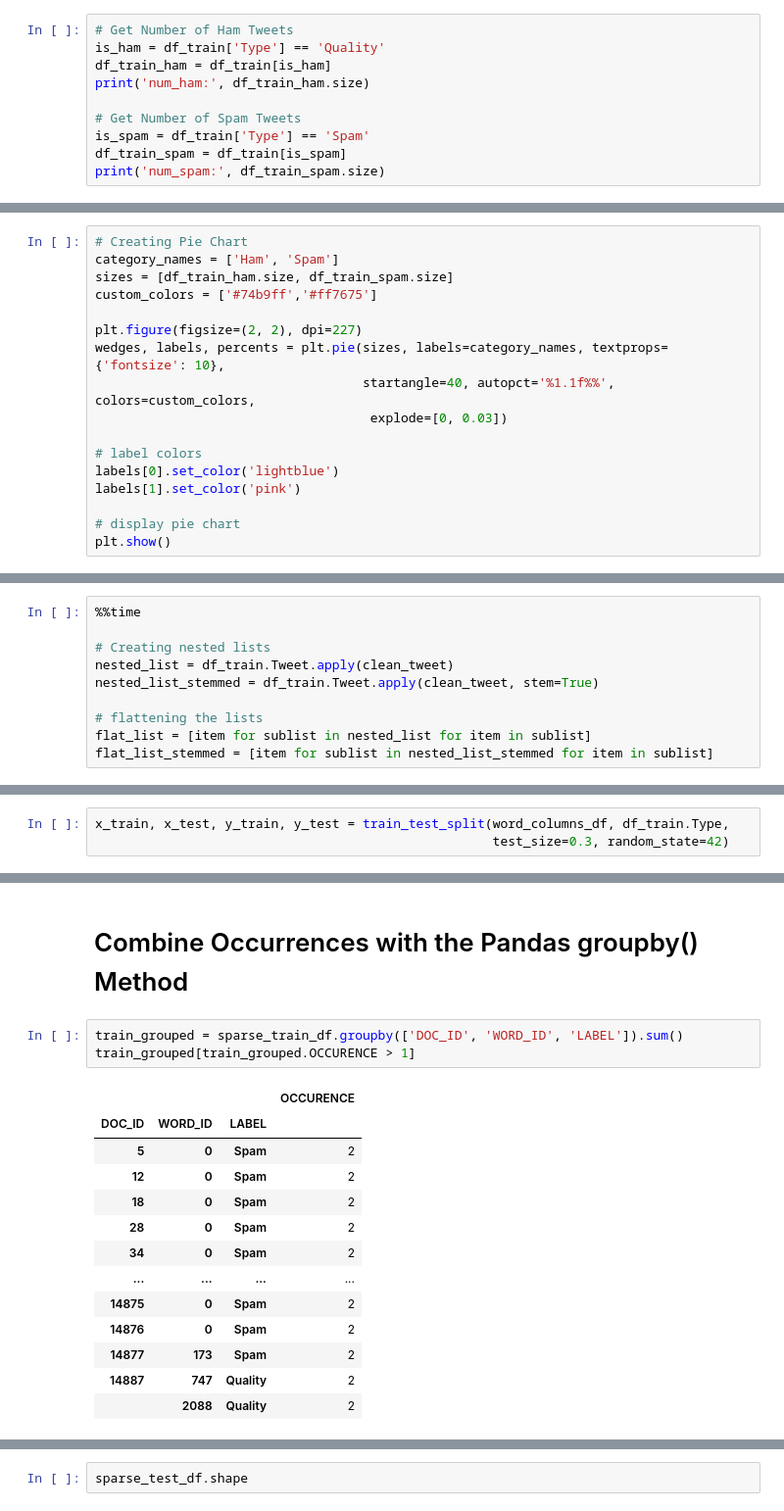
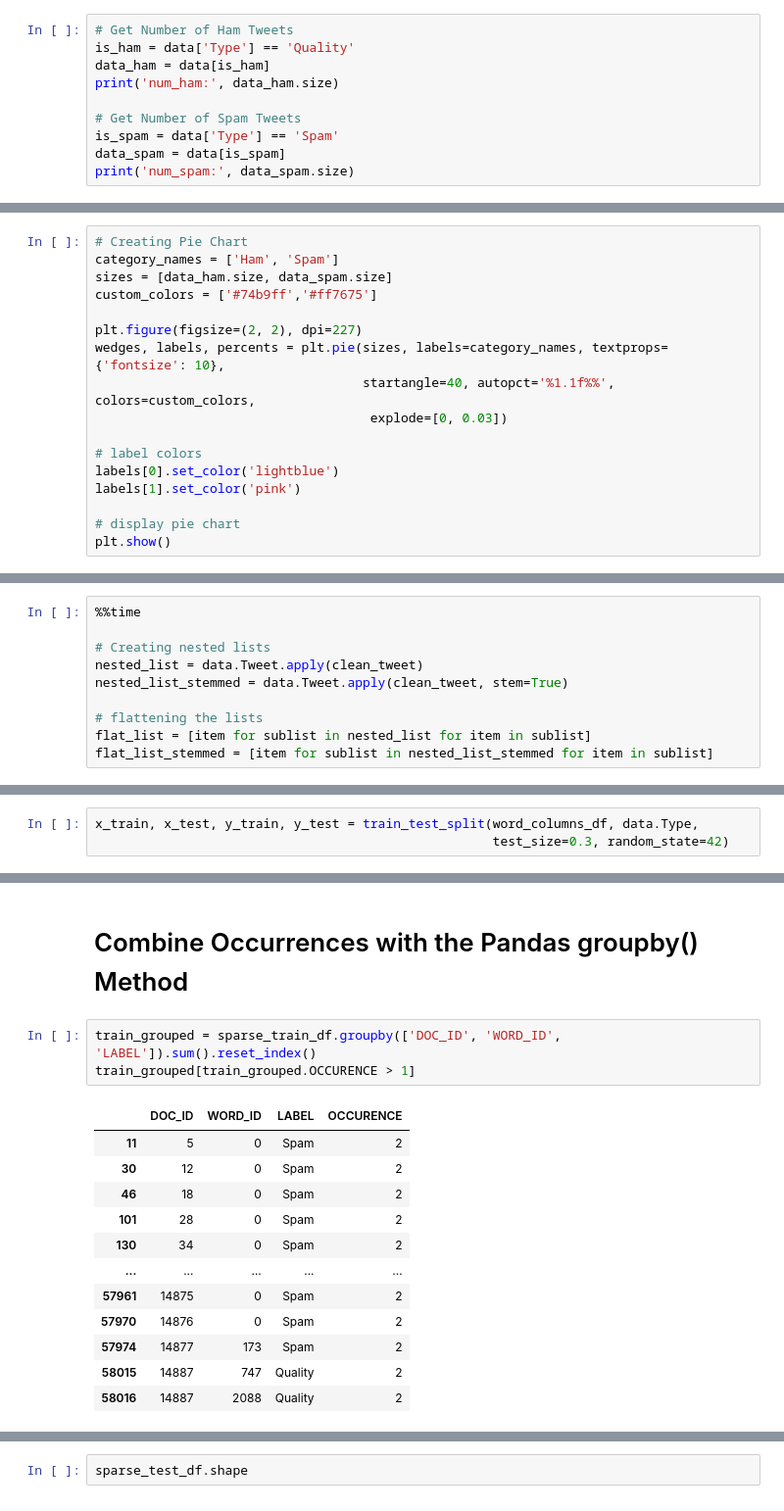
Before and after one commit to AlexHappyCode/CSC845-twitter-spam-detection, a Jupyter notebook: alex/main.ipynb, the cells around one changed output, grey strips where cells are left out. Shown at 98% size. Cells and saved outputs as stored; diff of their text form.

```diff
--- a/alex/main.ipynb
+++ b/alex/main.ipynb
@@ -77,21 +77,21 @@ df_train
 ## Data Visualization
 # %%
 # Get Number of Ham Tweets
-is_ham = df_train['Type'] == 'Quality'
-df_train_ham = df_train[is_ham]
-print('num_ham:', df_train_ham.size)
+is_ham = data['Type'] == 'Quality'
+data_ham = data[is_ham]
+print('num_ham:', data_ham.size)
 
 # Get Number of Spam Tweets
-is_spam = df_train['Type'] == 'Spam'
-df_train_spam = df_train[is_spam]
-print('num_spam:', df_train_spam.size)
+is_spam = data['Type'] == 'Spam'
+data_spam = data[is_spam]
+print('num_spam:', data_spam.size)
 # %% [output]
 num_ham: 59632
 num_spam: 59544
 # %%
 # Creating Pie Chart
 category_names = ['Ham', 'Spam']
-sizes = [df_train_ham.size, df_train_spam.size]
+sizes = [data_ham.size, data_spam.size]
 custom_colors = ['#74b9ff','#ff7675']
 
 plt.figure(figsize=(2, 2), dpi=227)
@@ -196,8 +196,8 @@ Good Morning Love  @LeeBrown_V
 %%time
 
 # Creating nested lists
-nested_list = df_train.Tweet.apply(clean_tweet)
-nested_list_stemmed = df_train.Tweet.apply(clean_tweet, stem=True)
+nested_list = data.Tweet.apply(clean_tweet)
+nested_list_stemmed = data.Tweet.apply(clean_tweet, stem=True)
 
 # flattening the lists
 flat_list = [item for sublist in nested_list for item in sublist]
@@ -371,7 +371,7 @@ word_columns_df.shape # Number of tweets x length of longest tweet
 # Splitting the data into trainning and testing datasets
 will need to do multiple random splits to make this work in the future
 # %%
-x_train, x_test, y_train, y_test = train_test_split(word_columns_df, df_train.Type,
+x_train, x_test, y_train, y_test = train_test_split(word_columns_df, data.Type,
                                                     test_size=0.3, random_state=42)
 # %%
 print('Num train samples', x_train.shape[0])
@@ -423,19 +423,18 @@ sparse_train_df.shape
 # %% [markdown]
 # Combine Occurrences with the Pandas groupby() Method
 # %%
-train_grouped = sparse_train_df.groupby(['DOC_ID', 'WORD_ID', 'LABEL']).sum()
+train_grouped = sparse_train_df.groupby(['DOC_ID', 'WORD_ID', 'LABEL']).sum().reset_index()
 train_grouped[train_grouped.OCCURENCE > 1]
 # %% [output]
-|  |  |  | OCCURENCE |
-| DOC_ID | WORD_ID | LABEL |  |
-| 5 | 0 | Spam | 2 |
-| 12 | 0 | Spam | 2 |
-| 18 | 0 | Spam | 2 |
-| 28 | 0 | Spam | 2 |
-| 34 | 0 | Spam | 2 |
-| ... | ... | ... | ... |
-| 14875 | 0 | Spam | 2 |
-| 14876 | 0 | Spam | 2 |
-| 14877 | 173 | Spam | 2 |
-| 14887 | 747 | Quality | 2 |
-|  | 2088 | Quality | 2 |
+|  | DOC_ID | WORD_ID | LABEL | OCCURENCE |
+| 11 | 5 | 0 | Spam | 2 |
+| 30 | 12 | 0 | Spam | 2 |
+| 46 | 18 | 0 | Spam | 2 |
+| 101 | 28 | 0 | Spam | 2 |
+| 130 | 34 | 0 | Spam | 2 |
+| ... | ... | ... | ... | ... |
+| 57961 | 14875 | 0 | Spam | 2 |
+| 57970 | 14876 | 0 | Spam | 2 |
+| 57974 | 14877 | 173 | Spam | 2 |
+| 58015 | 14887 | 747 | Quality | 2 |
+| 58016 | 14887 | 2088 | Quality | 2 |
```
Also changed, not shown: parts of 11 cells of this notebook.
